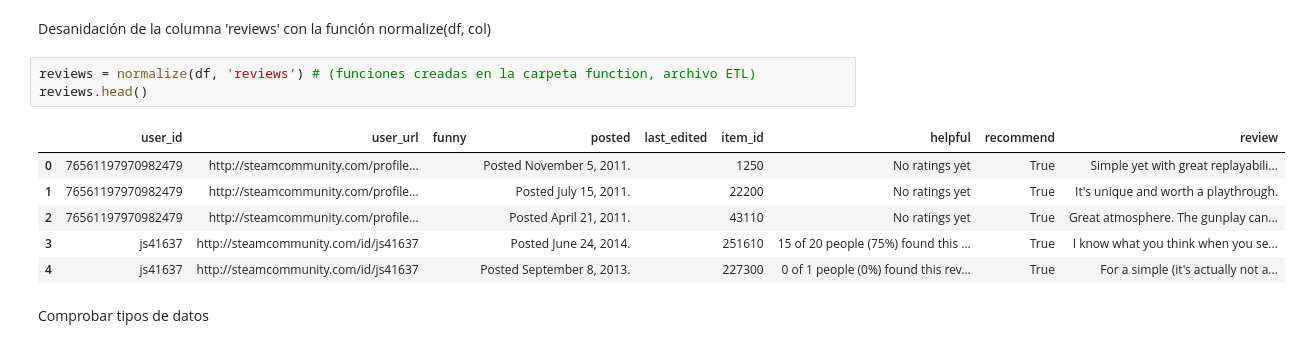
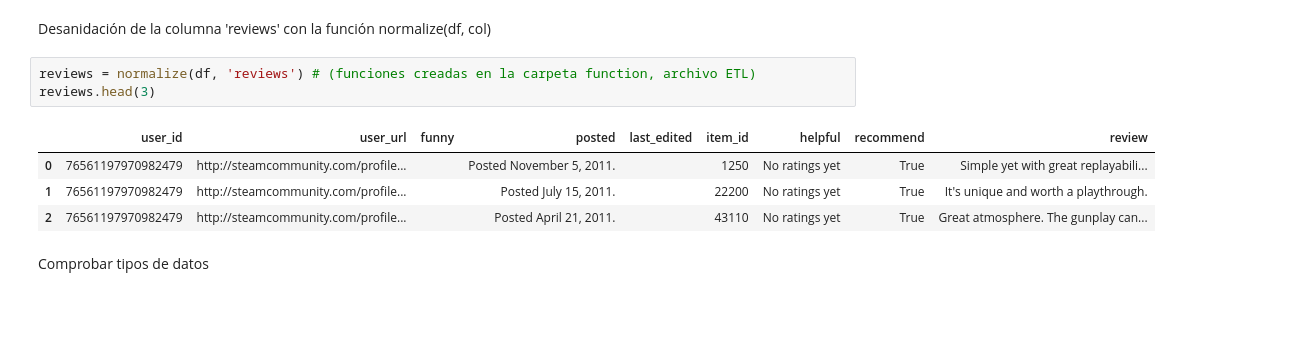
Before and after one commit to DataSciGina/VideoGameRecommender, a Jupyter notebook: ETL/ETL_user_reviews.ipynb, the cells around one changed output. Cells and saved outputs as stored; diff of their text form; blank space fills up the shorter version.

Commit message:
ETL-user_reviews
ETL pulido y finalizado de user_reviews.

```diff
--- a/ETL/ETL_user_reviews.ipynb
+++ b/ETL/ETL_user_reviews.ipynb
@@ -50,14 +50,12 @@ Normalización del DataFrame:
 Desanidación de la columna 'reviews' con la función normalize(df, col)
 # %%
 reviews = normalize(df, 'reviews') # (funciones creadas en la carpeta function, archivo ETL)
-reviews.head()
+reviews.head(3)
 # %% [output]
 |  | user_id | user_url | funny | posted | last_edited | item_id | helpful | recommend | review |
 | 0 | 76561197970982479 | http://steamcommunity.com/profile... |  | Posted November 5, 2011. |  | 1250 | No ratings yet | True | Simple yet with great replayabili... |
 | 1 | 76561197970982479 | http://steamcommunity.com/profile... |  | Posted July 15, 2011. |  | 22200 | No ratings yet | True | It's unique and worth a playthrough. |
 | 2 | 76561197970982479 | http://steamcommunity.com/profile... |  | Posted April 21, 2011. |  | 43110 | No ratings yet | True | Great atmosphere. The gunplay can... |
-| 3 | js41637 | http://steamcommunity.com/id/js41637 |  | Posted June 24, 2014. |  | 251610 | 15 of 20 people (75%) found this ... | True | I know what you think when you se... |
-| 4 | js41637 | http://steamcommunity.com/id/js41637 |  | Posted September 8, 2013. |  | 227300 | 0 of 1 people (0%) found this rev... | True | For a simple (it's actually not a... |
 # %% [markdown]
 Comprobar tipos de datos
 # %%
```
Also changed, not shown: parts of 21 cells of this notebook, 2 other files.
